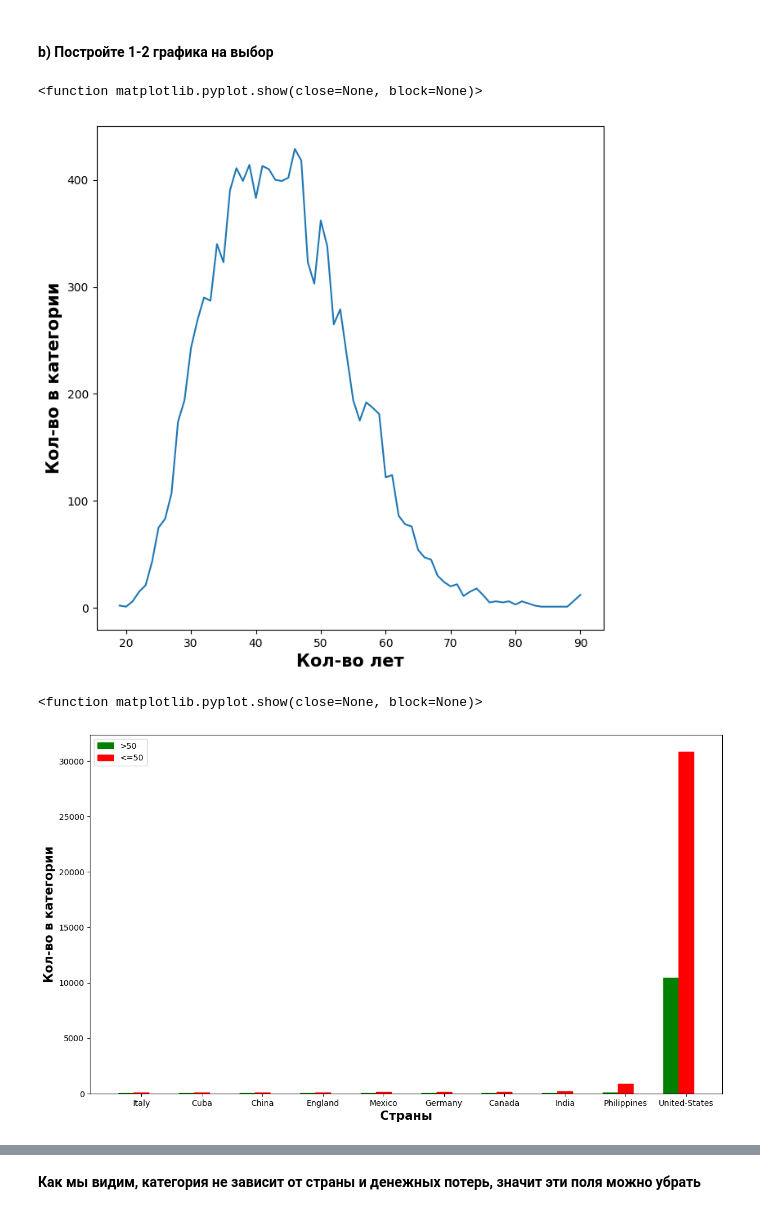
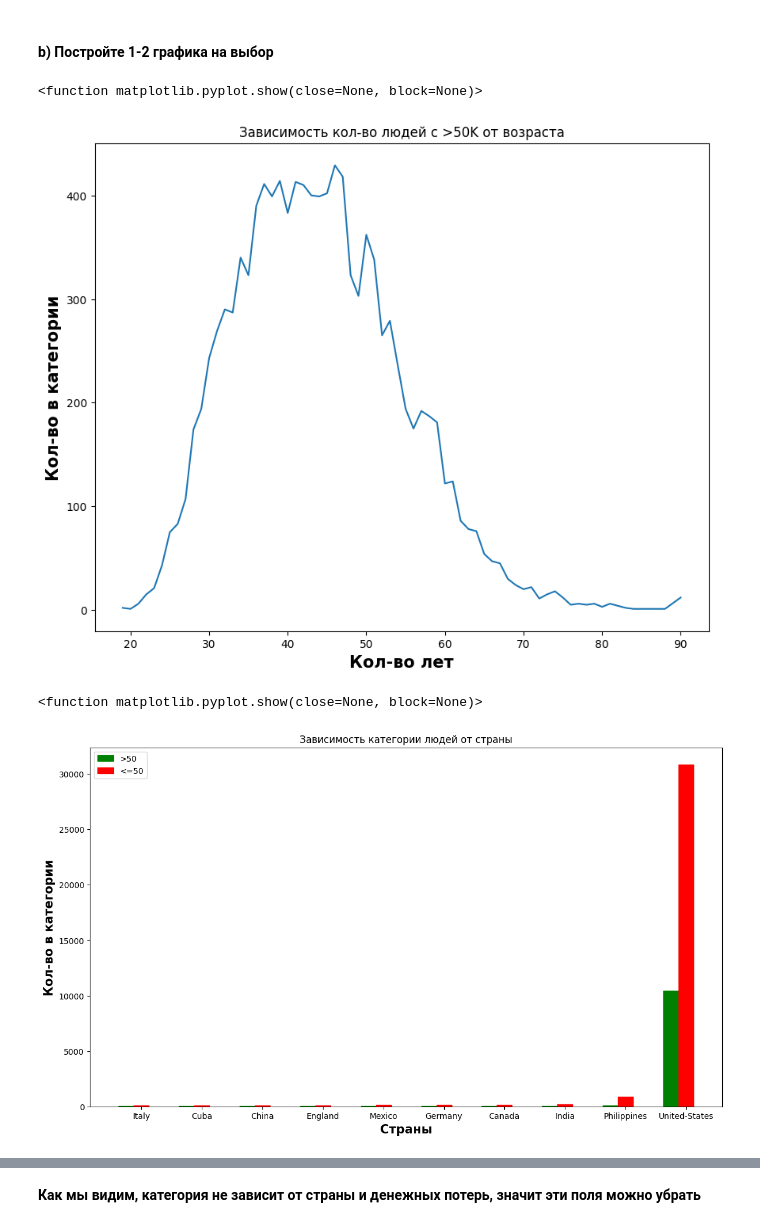
Before and after one commit to RedNetMaker/LearnML, a Jupyter notebook: homework_class.ipynb, the cells around one changed output, grey strips where cells are left out. Saved outputs shown, nothing was run; the diff lists cells and outputs as text; code cells hidden in the pictures.

```diff
--- a/homework_class.ipynb
+++ b/homework_class.ipynb
@@ -92,15 +92,16 @@ df_less = df[df['income'] == '<=50K']
 # %%
 grouped_age = df_more[['age', 'income']].groupby('age')
 grouped_age = grouped_age.count()
 
-plt.figure(figsize=(8,8))
+plt.figure(figsize=(10,8))
 plt.plot(grouped_age.index, grouped_age['income'])
 plt.xlabel('Кол-во лет', fontweight ='bold', fontsize = 15)
 plt.ylabel('Кол-во в категории', fontweight ='bold', fontsize = 15)
+plt.title(label='Зависимость кол-во людей с >50K от возраста')
 plt.show
 # %% [output]
 <function matplotlib.pyplot.show(close=None, block=None)>
-[figure, old version]
+[figure, new version]
 # %%
 grouped_country_more = df_more[['native-country', 'income']].groupby('native-country')
 grouped_country_more = grouped_country_more.count().sort_values('income').tail(10)
@@ -118,11 +119,12 @@ plt.xlabel('Страны', fontweight ='bold', fontsize = 15)
 plt.ylabel('Кол-во в категории', fontweight ='bold', fontsize = 15)
 plt.xticks([r + 0.25 for r in range(10)],
         grouped_country_more.index)
+plt.title(label='Зависимость категории людей от страны')
 plt.legend()
 plt.show
 # %% [output]
 <function matplotlib.pyplot.show(close=None, block=None)>
-[figure, old version]
+[figure, new version]
 # %%
 grouped_mat_status = df_more[['capital-loss', 'income']].groupby('capital-loss')
 grouped_mat_status = grouped_mat_status.count().sort_values('income').tail(10)
```
Also changed, not shown: parts of 1 cell of this notebook.
